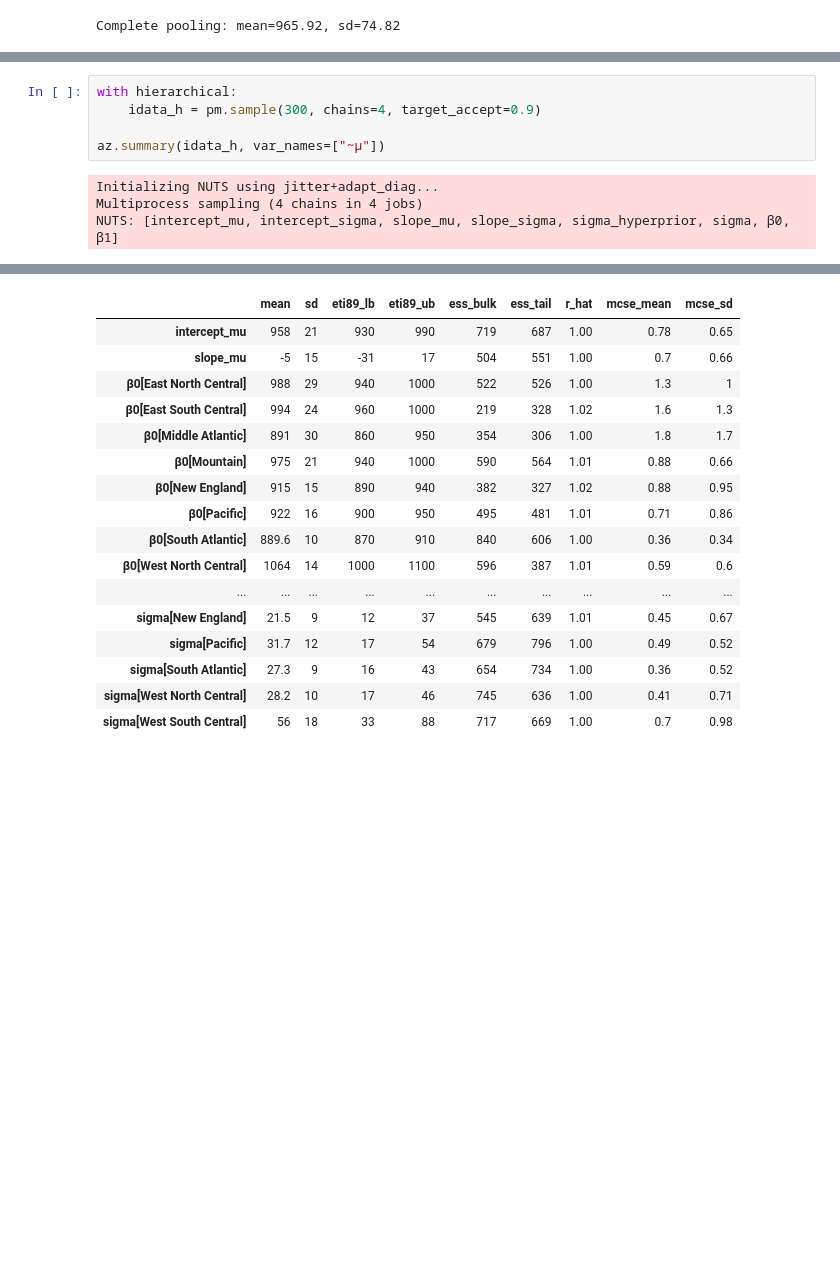
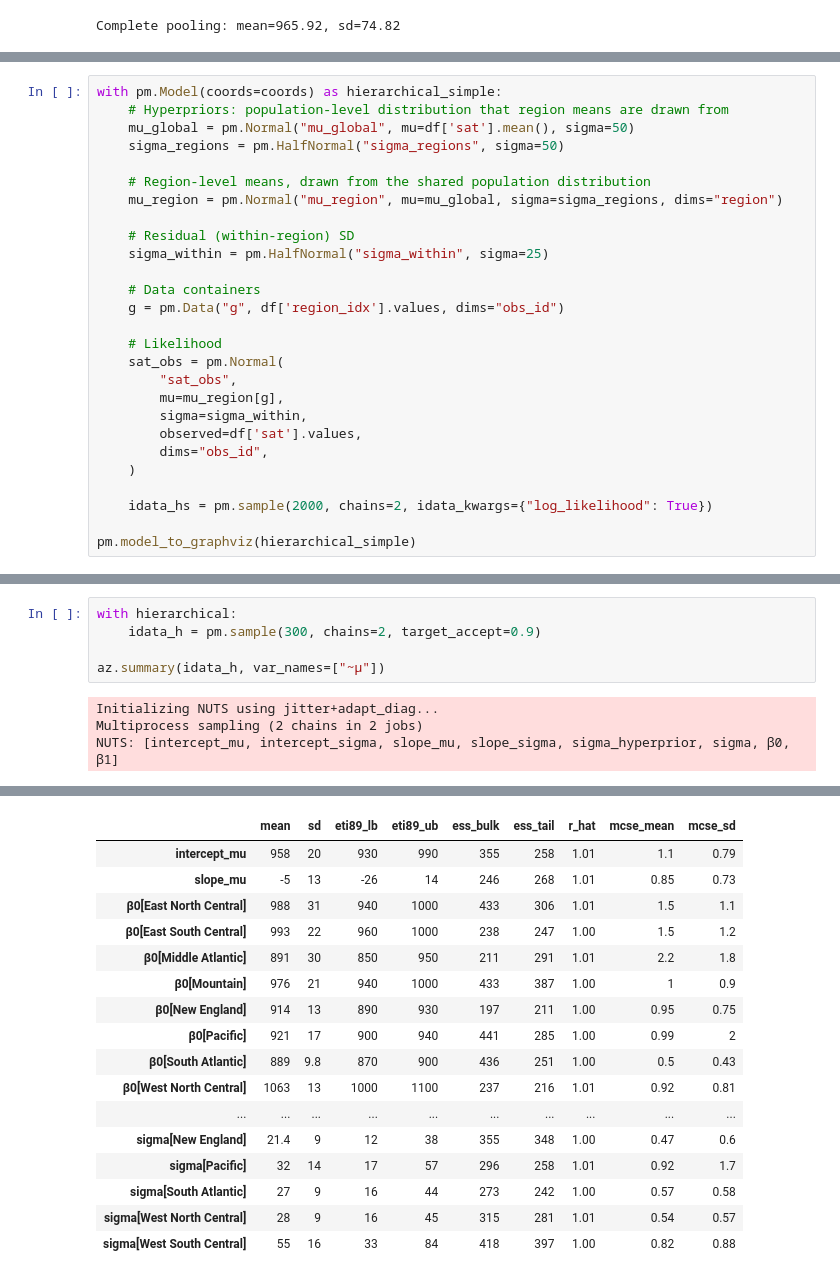
Before and after one commit to NotUniqueUser/applied-stats-project, a Jupyter notebook: pymc.ipynb, the cells around one changed output, grey strips where cells are left out. Saved outputs shown, nothing was run; the diff lists cells and outputs as text; blank space fills up the shorter version.

```diff
--- a/pymc.ipynb
+++ b/pymc.ipynb
@@ -1298,0 +1365,27 @@ Complete pooling: mean=965.92, sd=74.82
+# %%
+with pm.Model(coords=coords) as hierarchical_simple:
+    # Hyperpriors: population-level distribution that region means are drawn from
+    mu_global = pm.Normal("mu_global", mu=df['sat'].mean(), sigma=50)
+    sigma_regions = pm.HalfNormal("sigma_regions", sigma=50)
+
+    # Region-level means, drawn from the shared population distribution
+    mu_region = pm.Normal("mu_region", mu=mu_global, sigma=sigma_regions, dims="region")
+
+    # Residual (within-region) SD
+    sigma_within = pm.HalfNormal("sigma_within", sigma=25)
+
+    # Data containers
+    g = pm.Data("g", df['region_idx'].values, dims="obs_id")
+
+    # Likelihood
+    sat_obs = pm.Normal(
+        "sat_obs",
+        mu=mu_region[g],
+        sigma=sigma_within,
+        observed=df['sat'].values,
+        dims="obs_id",
+    )
+
+    idata_hs = pm.sample(2000, chains=2, idata_kwargs={"log_likelihood": True})
+
+pm.model_to_graphviz(hierarchical_simple)
@@ -1327,12 +1460,12 @@ pm.model_to_graphviz(hierarchical)
 [drawing not drawn]
 # %%
 with hierarchical:
-    idata_h = pm.sample(300, chains=4, target_accept=0.9)
+    idata_h = pm.sample(300, chains=2, target_accept=0.9)
 
 az.summary(idata_h, var_names=["~μ"])
 # %% [output]
 Initializing NUTS using jitter+adapt_diag...
-Multiprocess sampling (4 chains in 4 jobs)
+Multiprocess sampling (2 chains in 2 jobs)
 NUTS: [intercept_mu, intercept_sigma, slope_mu, slope_sigma, sigma_hyperprior, sigma, β0, β1]
 [interactive output not drawn]
 [interactive output not drawn]
@@ -1341,22 +1475,22 @@ There were 77 divergences after tuning. Increase `target_accept` or reparameteri
 The rhat statistic is larger than 1.01 for some parameters. This indicates problems during sampling. See https://arxiv.org/abs/1903.08008 for details
 The effective sample size per chain is smaller than 100 for some parameters.  A higher number is needed for reliable rhat and ess computation. See https://arxiv.org/abs/1903.08008 for details
 |  | mean | sd | eti89_lb | eti89_ub | ess_bulk | ess_tail | r_hat | mcse_mean | mcse_sd |
-| intercept_mu | 958 | 21 | 930 | 990 | 719 | 687 | 1.00 | 0.78 | 0.65 |
-| slope_mu | -5 | 15 | -31 | 17 | 504 | 551 | 1.00 | 0.7 | 0.66 |
-| β0[East North Central] | 988 | 29 | 940 | 1000 | 522 | 526 | 1.00 | 1.3 | 1 |
-| β0[East South Central] | 994 | 24 | 960 | 1000 | 219 | 328 | 1.02 | 1.6 | 1.3 |
-| β0[Middle Atlantic] | 891 | 30 | 860 | 950 | 354 | 306 | 1.00 | 1.8 | 1.7 |
-| β0[Mountain] | 975 | 21 | 940 | 1000 | 590 | 564 | 1.01 | 0.88 | 0.66 |
-| β0[New England] | 915 | 15 | 890 | 940 | 382 | 327 | 1.02 | 0.88 | 0.95 |
-| β0[Pacific] | 922 | 16 | 900 | 950 | 495 | 481 | 1.01 | 0.71 | 0.86 |
-| β0[South Atlantic] | 889.6 | 10 | 870 | 910 | 840 | 606 | 1.00 | 0.36 | 0.34 |
-| β0[West North Central] | 1064 | 14 | 1000 | 1100 | 596 | 387 | 1.01 | 0.59 | 0.6 |
+| intercept_mu | 958 | 20 | 930 | 990 | 355 | 258 | 1.01 | 1.1 | 0.79 |
+| slope_mu | -5 | 13 | -26 | 14 | 246 | 268 | 1.01 | 0.85 | 0.73 |
+| β0[East North Central] | 988 | 31 | 940 | 1000 | 433 | 306 | 1.01 | 1.5 | 1.1 |
+| β0[East South Central] | 993 | 22 | 960 | 1000 | 238 | 247 | 1.00 | 1.5 | 1.2 |
+| β0[Middle Atlantic] | 891 | 30 | 850 | 950 | 211 | 291 | 1.01 | 2.2 | 1.8 |
+| β0[Mountain] | 976 | 21 | 940 | 1000 | 433 | 387 | 1.00 | 1 | 0.9 |
+| β0[New England] | 914 | 13 | 890 | 930 | 197 | 211 | 1.00 | 0.95 | 0.75 |
+| β0[Pacific] | 921 | 17 | 900 | 940 | 441 | 285 | 1.00 | 0.99 | 2 |
+| β0[South Atlantic] | 889 | 9.8 | 870 | 900 | 436 | 251 | 1.00 | 0.5 | 0.43 |
+| β0[West North Central] | 1063 | 13 | 1000 | 1100 | 237 | 216 | 1.01 | 0.92 | 0.81 |
 | ... | ... | ... | ... | ... | ... | ... | ... | ... | ... |
-| sigma[New England] | 21.5 | 9 | 12 | 37 | 545 | 639 | 1.01 | 0.45 | 0.67 |
-| sigma[Pacific] | 31.7 | 12 | 17 | 54 | 679 | 796 | 1.00 | 0.49 | 0.52 |
-| sigma[South Atlantic] | 27.3 | 9 | 16 | 43 | 654 | 734 | 1.00 | 0.36 | 0.52 |
-| sigma[West North Central] | 28.2 | 10 | 17 | 46 | 745 | 636 | 1.00 | 0.41 | 0.71 |
-| sigma[West South Central] | 56 | 18 | 33 | 88 | 717 | 669 | 1.00 | 0.7 | 0.98 |
+| sigma[New England] | 21.4 | 9 | 12 | 38 | 355 | 348 | 1.00 | 0.47 | 0.6 |
+| sigma[Pacific] | 32 | 14 | 17 | 57 | 296 | 258 | 1.01 | 0.92 | 1.7 |
+| sigma[South Atlantic] | 27 | 9 | 16 | 44 | 273 | 242 | 1.00 | 0.57 | 0.58 |
+| sigma[West North Central] | 28 | 9 | 16 | 45 | 315 | 281 | 1.01 | 0.54 | 0.57 |
+| sigma[West South Central] | 55 | 16 | 33 | 84 | 418 | 397 | 1.00 | 0.82 | 0.88 |
 # %%
 az.plot_trace_dist(idata_h, var_names=["~μ"], coords={"region": "Pacific"})
 # %% [output]
```
Also changed, not shown: parts of 28 cells of this notebook.
